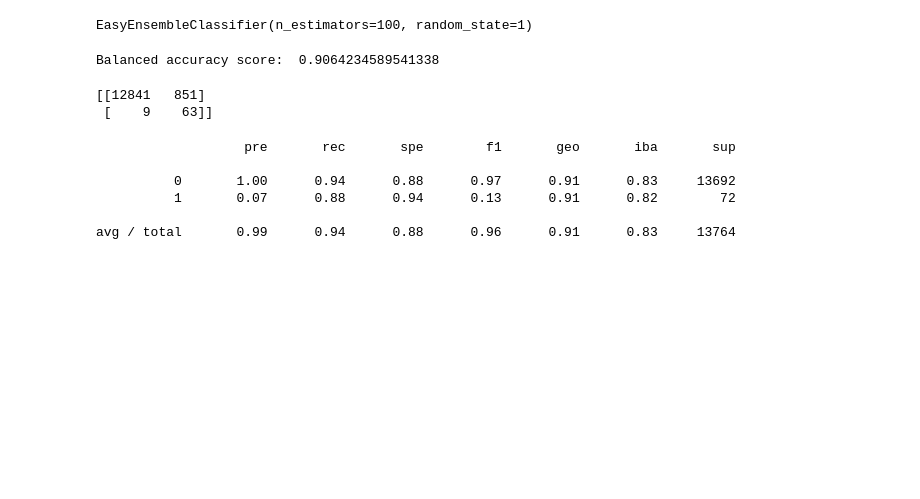
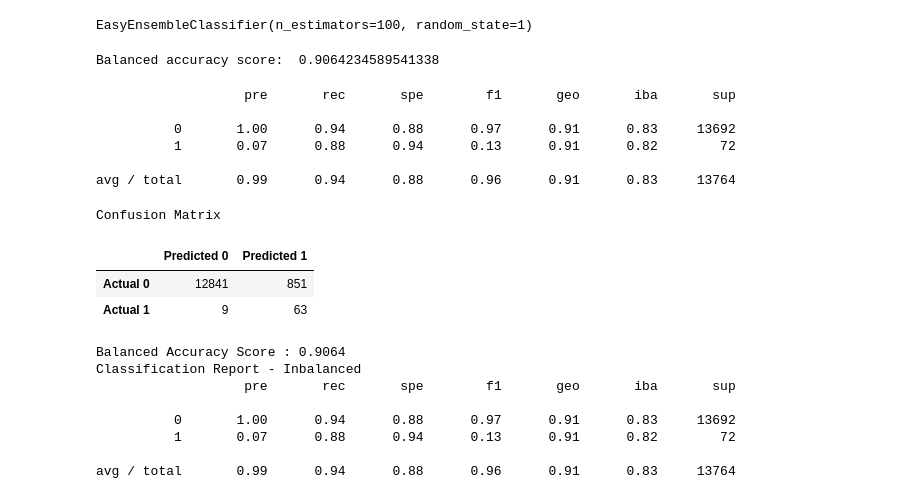
Before and after one commit to JGarza4903/Credit_Risk_Analysis, a Jupyter notebook: credit_risk_ensemble.ipynb, the cells around one changed output. Saved outputs shown, nothing was run; the diff lists cells and outputs as text; code cells hidden in the pictures; blank space fills up the shorter version.

```diff
--- a/credit_risk_ensemble.ipynb
+++ b/credit_risk_ensemble.ipynb
@@ -260,11 +261,10 @@ print('Balanced accuracy score: ', balanced_acc)
 Balanced accuracy score:  0.9064234589541338
 # %%
 # Display the confusion matrix
-cm = confusion_matrix(y_test, y_pred2)
-print(cm)
+cm2 = confusion_matrix(y_test, y_pred2)
+cm_df2 = pd.DataFrame(
+    cm2, index=["Actual 0", "Actual 1"], columns=["Predicted 0", "Predicted 1"]
+)
-# %% [output]
-[[12841   851]
- [    9    63]]
 # %%
 # Print the imbalanced classification report
 print(classification_report_imbalanced(y_test, y_pred2))
@@ -275,3 +275,23 @@ print(classification_report_imbalanced(y_test, y_pred2))
           1       0.07      0.88      0.94      0.13      0.91      0.82        72
 
 avg / total       0.99      0.94      0.88      0.96      0.91      0.83     13764
+# %%
+# Displaying results
+print("Confusion Matrix")
+display(cm_df2)
+print(f"Balanced Accuracy Score : {bal_acc2:.4f}")
+print("Classification Report - Inbalanced")
+print(classification_report_imbalanced(y_test, y_pred2))
+# %% [output]
+Confusion Matrix
+|  | Predicted 0 | Predicted 1 |
+| Actual 0 | 12841 | 851 |
+| Actual 1 | 9 | 63 |
+Balanced Accuracy Score : 0.9064
+Classification Report - Inbalanced
+                   pre       rec       spe        f1       geo       iba       sup
+
+          0       1.00      0.94      0.88      0.97      0.91      0.83     13692
+          1       0.07      0.88      0.94      0.13      0.91      0.82        72
+
+avg / total       0.99      0.94      0.88      0.96      0.91      0.83     13764
```
Also changed, not shown: parts of 11 cells of this notebook, 1 other file.
